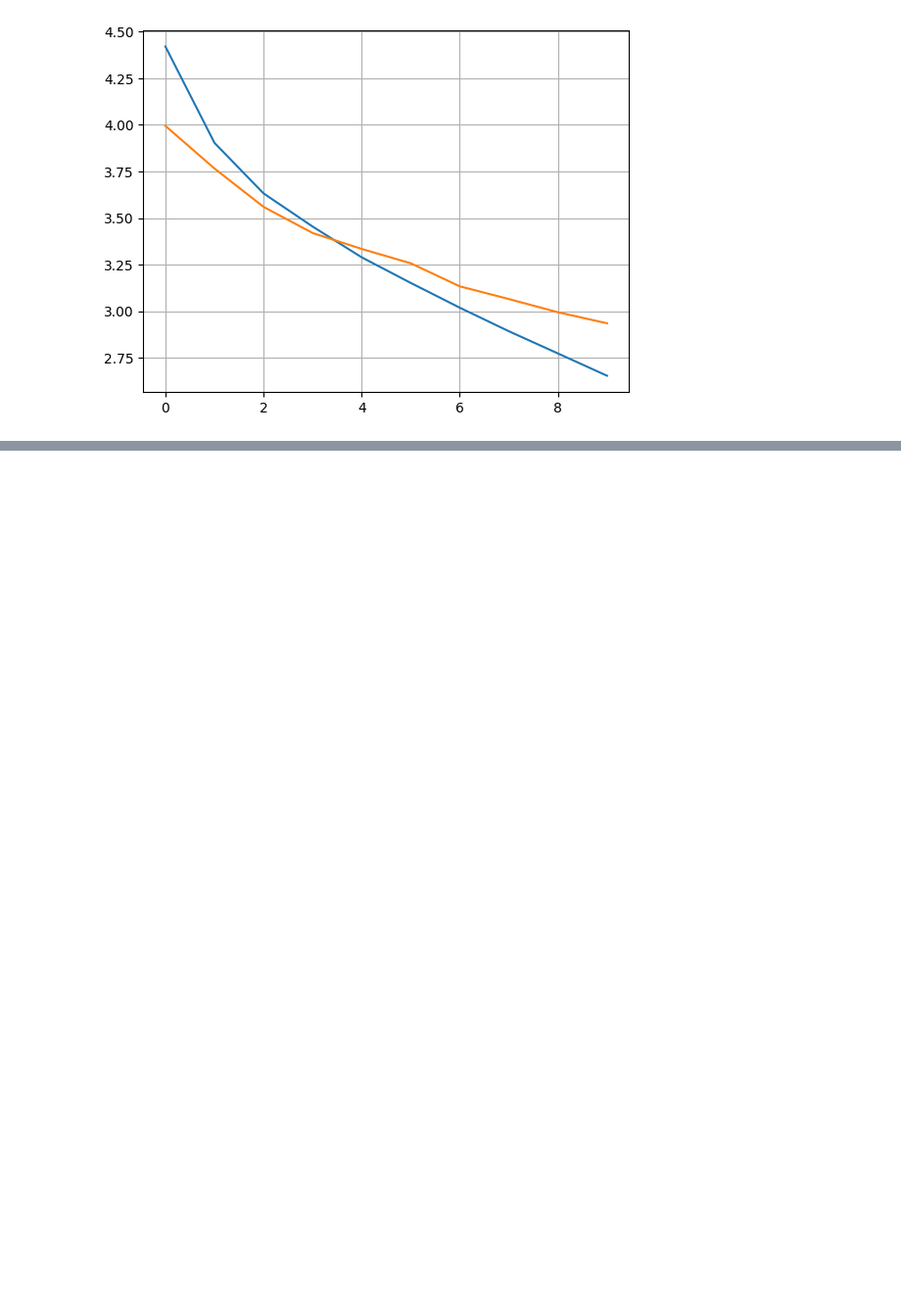
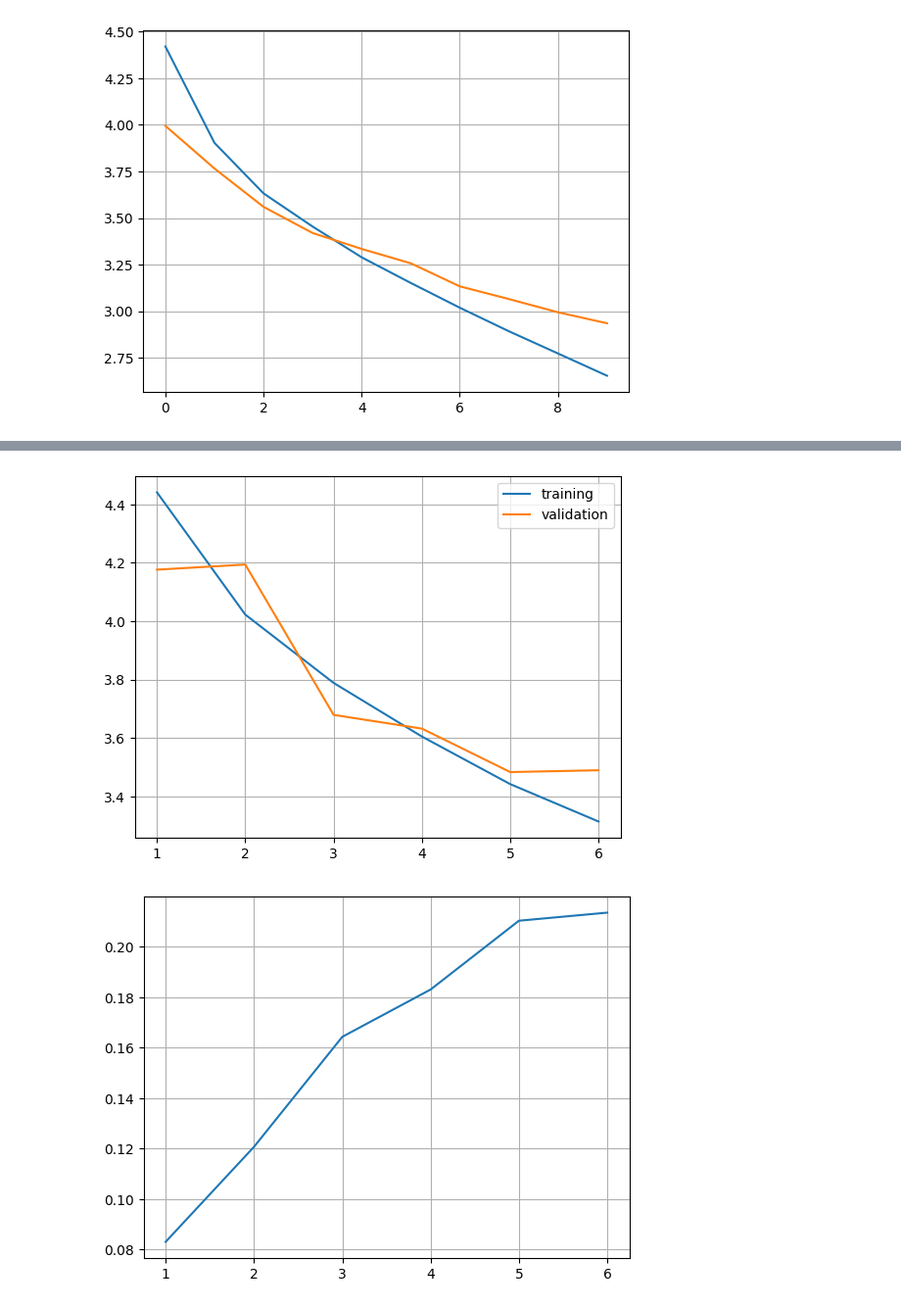
Before and after one commit to MicheleCazzola/artist-identification, a Jupyter notebook: playground.ipynb, the cells around one changed output, grey strips where cells are left out. Shown: that part at 98% size. Saved outputs shown, nothing was run; the diff lists cells and outputs as text; code cells hidden in the pictures; blank space fills up the shorter version.

Commit message:
updated results

```diff
--- a/playground.ipynb
+++ b/playground.ipynb
@@ -356,0 +359,11 @@ plt.grid()
+# %%
+import json
+PATH= lambda cfg: f"out/official/{cfg}/result.json"
+CFG = "20250106_011712"
+
+fin = open(PATH(CFG), mode="r", encoding="utf-8")
+result = json.load(fin)
+
+train_losses, val_losses, val_accuracies = map(result.get, ["train_losses", "val_losses", "val_accuracies"])
+
+train_losses, val_losses, val_accuracies
@@ -356,0 +389,21 @@ plt.grid()
+# %%
+trn_losses = train_losses
+vld_losses = val_losses
+vld_acc = val_accuracies
+# %%
+import matplotlib.pyplot as plt
+
+plt.figure()
+plt.plot(trn_losses, label="training")
+plt.plot(vld_losses, label="validation")
+plt.xticks(range(0, len(trn_losses)), range(1, len(trn_losses)+1))
+plt.grid()
+plt.legend()
+
+plt.figure()
+plt.plot(vld_acc)
+plt.xticks(range(0, len(trn_losses)), range(1, len(trn_losses)+1))
+plt.grid()
+# %% [output]
+[figure, added]
+[figure, added]
```
Also changed, not shown: parts of 2 cells of this notebook, 12 other files.
